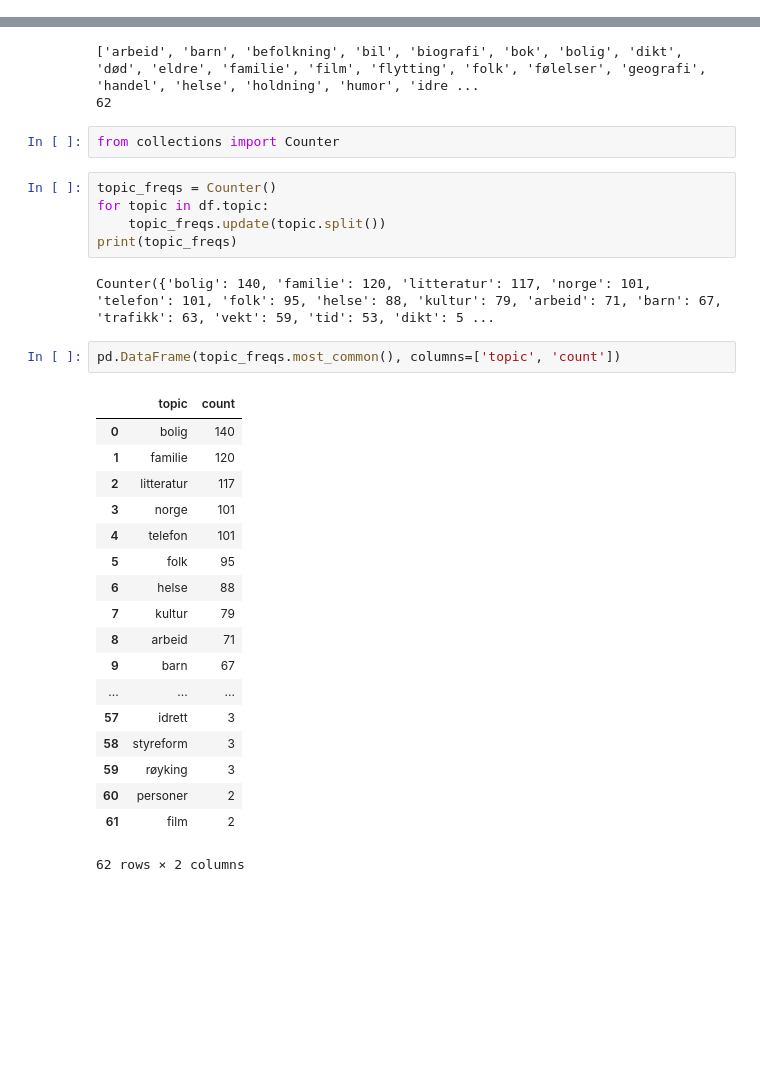
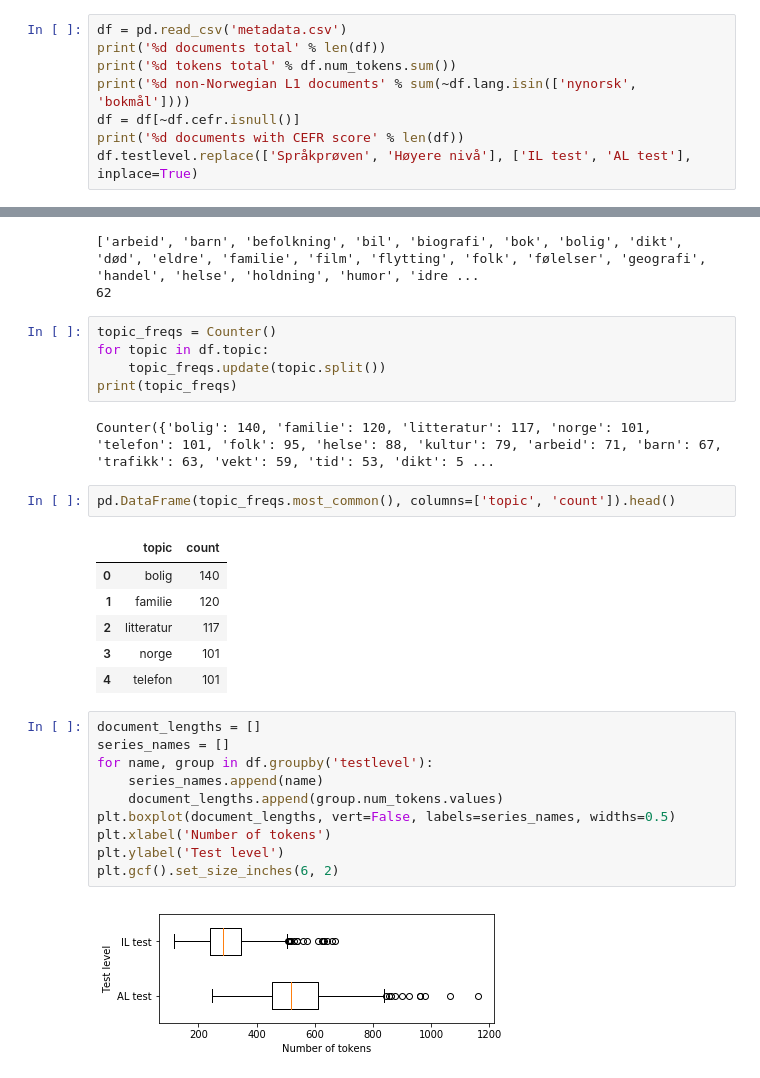
Before and after one commit to PhyloStar/NorskASK, a Jupyter notebook: Analyze metadata.ipynb, the cells around one changed output, grey strips where cells are left out. Saved outputs shown, nothing was run; the diff lists cells and outputs as text; blank space fills up the shorter version.

Commit message:
analyze essay lengths

```diff
--- a/Analyze metadata.ipynb
+++ b/Analyze metadata.ipynb
@@ -18,0 +19,8 @@ df = pd.read_csv('metadata.csv')
+# %%
+df = pd.read_csv('metadata.csv')
+print('%d documents total' % len(df))
+print('%d tokens total' % df.num_tokens.sum())
+print('%d non-Norwegian L1 documents' % sum(~df.lang.isin(['nynorsk', 'bokmål'])))
+df = df[~df.cefr.isnull()]
+print('%d documents with CEFR score' % len(df))
+df.testlevel.replace(['Språkprøven', 'Høyere nivå'], ['IL test', 'AL test'], inplace=True)
@@ -154,8 +167,6 @@ print(len(topics))
 # %% [output]
 ['arbeid', 'barn', 'befolkning', 'bil', 'biografi', 'bok', 'bolig', 'dikt', 'død', 'eldre', 'familie', 'film', 'flytting', 'folk', 'følelser', 'geografi', 'handel', 'helse', 'holdning', 'humor', 'idre ...
 62
-# %%
-from collections import Counter
 # %%
 topic_freqs = Counter()
 for topic in df.topic:
@@ -164,23 +175,23 @@ print(topic_freqs)
 # %% [output]
 Counter({'bolig': 140, 'familie': 120, 'litteratur': 117, 'norge': 101, 'telefon': 101, 'folk': 95, 'helse': 88, 'kultur': 79, 'arbeid': 71, 'barn': 67, 'trafikk': 63, 'vekt': 59, 'tid': 53, 'dikt': 5 ...
 # %%
-pd.DataFrame(topic_freqs.most_common(), columns=['topic', 'count'])
+pd.DataFrame(topic_freqs.most_common(), columns=['topic', 'count']).head()
 # %% [output]
 |  | topic | count |
 | 0 | bolig | 140 |
 | 1 | familie | 120 |
 | 2 | litteratur | 117 |
 | 3 | norge | 101 |
 | 4 | telefon | 101 |
-| 5 | folk | 95 |
-| 6 | helse | 88 |
-| 7 | kultur | 79 |
-| 8 | arbeid | 71 |
-| 9 | barn | 67 |
-| ... | ... | ... |
-| 57 | idrett | 3 |
-| 58 | styreform | 3 |
-| 59 | røyking | 3 |
-| 60 | personer | 2 |
-| 61 | film | 2 |
-62 rows × 2 columns
+# %%
+document_lengths = []
+series_names = []
+for name, group in df.groupby('testlevel'):
+    series_names.append(name)
+    document_lengths.append(group.num_tokens.values)
+plt.boxplot(document_lengths, vert=False, labels=series_names, widths=0.5)
+plt.xlabel('Number of tokens')
+plt.ylabel('Test level')
+plt.gcf().set_size_inches(6, 2)
+# %% [output]
+[figure, added]
```
Also changed, not shown: parts of 11 cells of this notebook, 6 other files.
